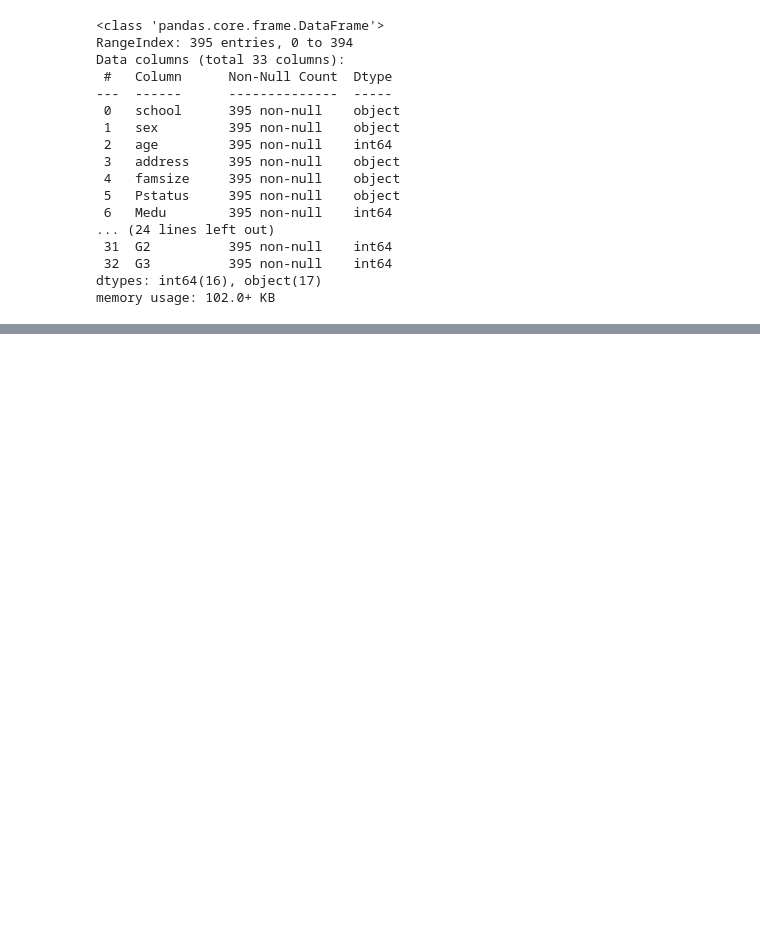
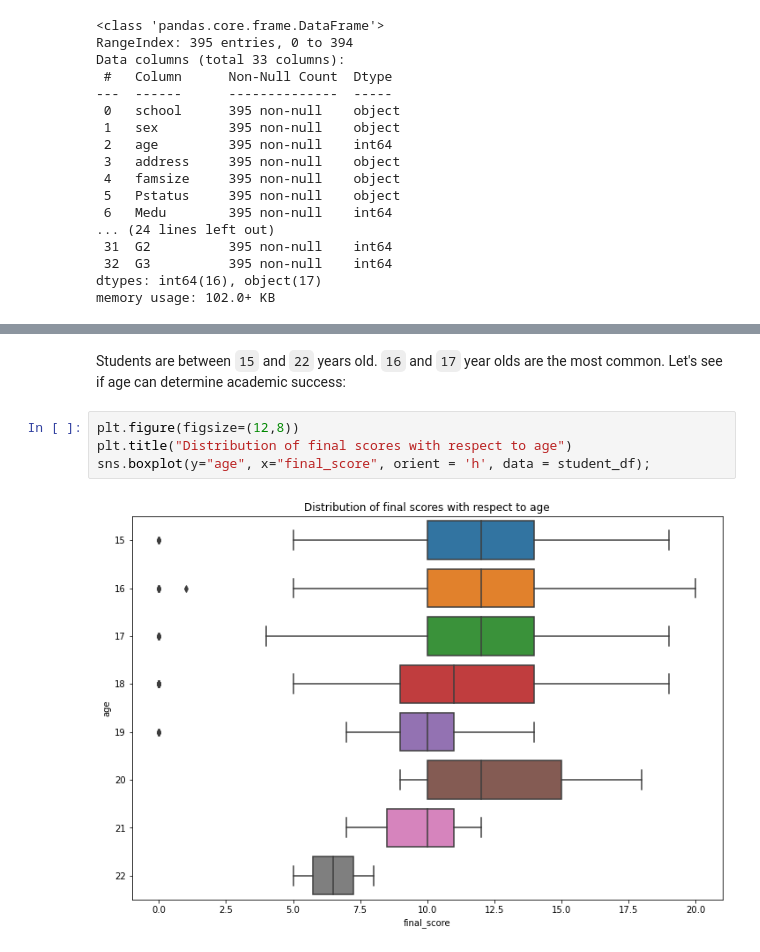
Before and after one commit to gt1719/Finding-the-Secret-to-Academic-Success---Capstone-Project, a Jupyter notebook: Finding_the_Secret_to_Academic_Success.ipynb, the cells around one changed output, grey strips where cells are left out. Saved outputs shown, nothing was run; the diff lists cells and outputs as text; blank space fills up the shorter version.

```diff
--- a/Finding_the_Secret_to_Academic_Success.ipynb
+++ b/Finding_the_Secret_to_Academic_Success.ipynb
@@ -156,0 +358,8 @@ print(nrow(d3)) # 382 student
+# %% [markdown]
+Students are between `15` and `22` years old. `16` and `17` year olds are the most common. Let's see if age can determine academic success:
+# %%
+plt.figure(figsize=(12,8))
+plt.title("Distribution of final scores with respect to age")
+sns.boxplot(y="age", x="final_score", orient = 'h', data = student_df);
+# %% [output]
+[figure, added]
```
Also changed, not shown: parts of 38 cells of this notebook, 1 other file.
